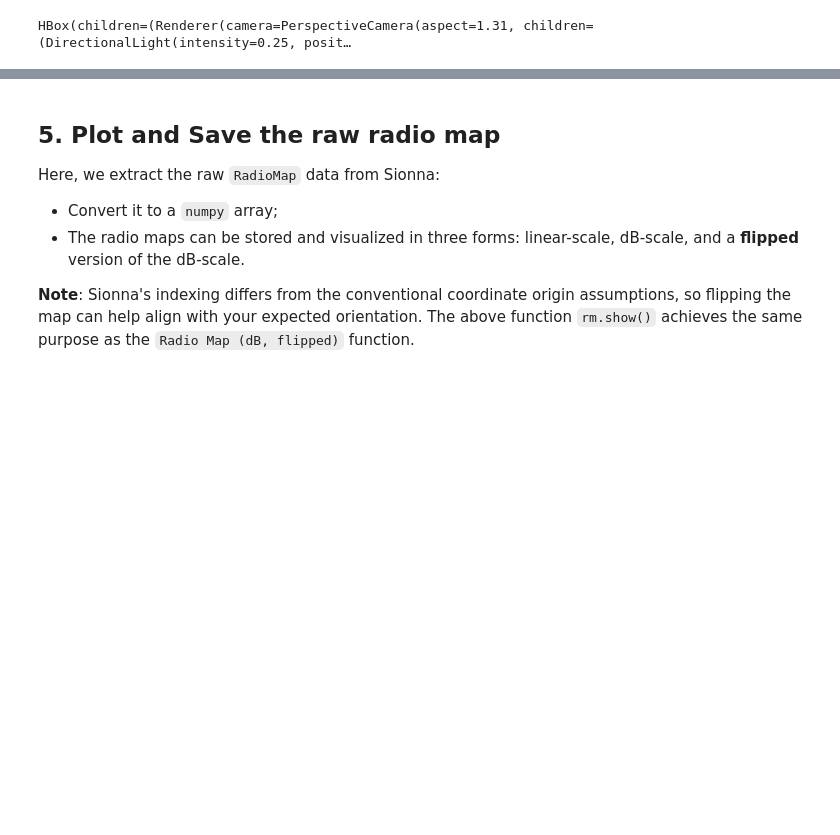
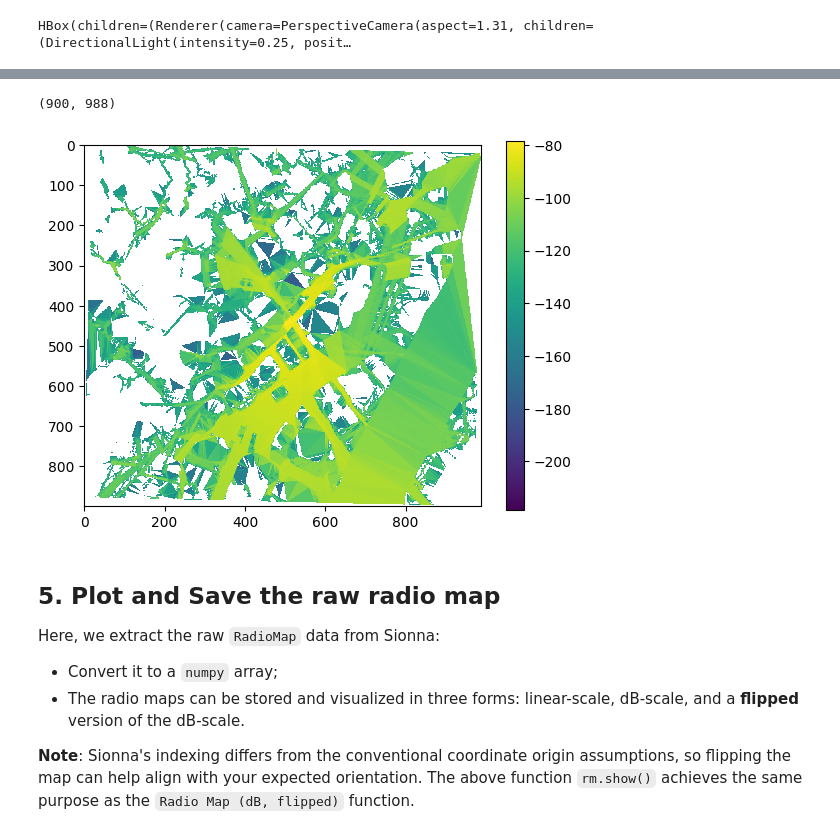
Before and after one commit to davidklee04/Sionna_Princeton, a Jupyter notebook: examples/1_sionna_coverage_map.ipynb, the cells around one changed output, grey strips where cells are left out. Cells and saved outputs as stored; diff of their text form; code cells hidden in the pictures; blank space fills up the shorter version.

```diff
--- a/examples/1_sionna_coverage_map.ipynb
+++ b/examples/1_sionna_coverage_map.ipynb
@@ -36,7 +36,8 @@ You can use the following controls to preview the rendered 3D scene:
 * Mouse right: Move
 # %%
 # Replace '../scenes/Boston/scene.xml' with the path to your scene file
-scene = load_scene("../scenes/Boston/scene.xml")
+SCENE_FOLDER = "../scenes/Boston"
+scene = load_scene(f"{SCENE_FOLDER}/scene.xml")
 
 # Interactive 3D visualization and view of the scene
 scene.preview();
@@ -206,3 +291,28 @@ NameError: name 'grid_shape' is not defined
+# %%
+# --------------------------------------------------
+# Normalize by total contribution
+# --------------------------------------------------
+def compute_final_weighted_res(color_grid ,weight_grid):
+    nonzero = weight_grid > 0 # set threshold
+    res = color_grid.copy()
+    res[nonzero] /= weight_grid[nonzero]
+    res[~nonzero] = np.nan  # or 0, or masked
+    return res
+# %%
+if isinstance(rm, sionna.rt.MeshRadioMap):
+    # MeshRadioMap does not support the show() function.
+    from matplotlib import pyplot as plt
+    navie_res = compute_final_weighted_res(color_grid, weight_grid)
+    print(navie_res[:,:].shape)
+    db_res = 10 * np.log10(navie_res)
+    plt.imshow(np.flip(db_res,0), interpolation="none")
+    plt.colorbar()
+else:
+    # PlanarRadioMap
+    rm.show(metric="path_gain");
+# %% [output]
+(900, 988)
+[figure, added]
 # %% [markdown]
 ## 5. **Plot** and **Save** the raw radio map
 
```
Also changed, not shown: parts of 4 cells of this notebook.
